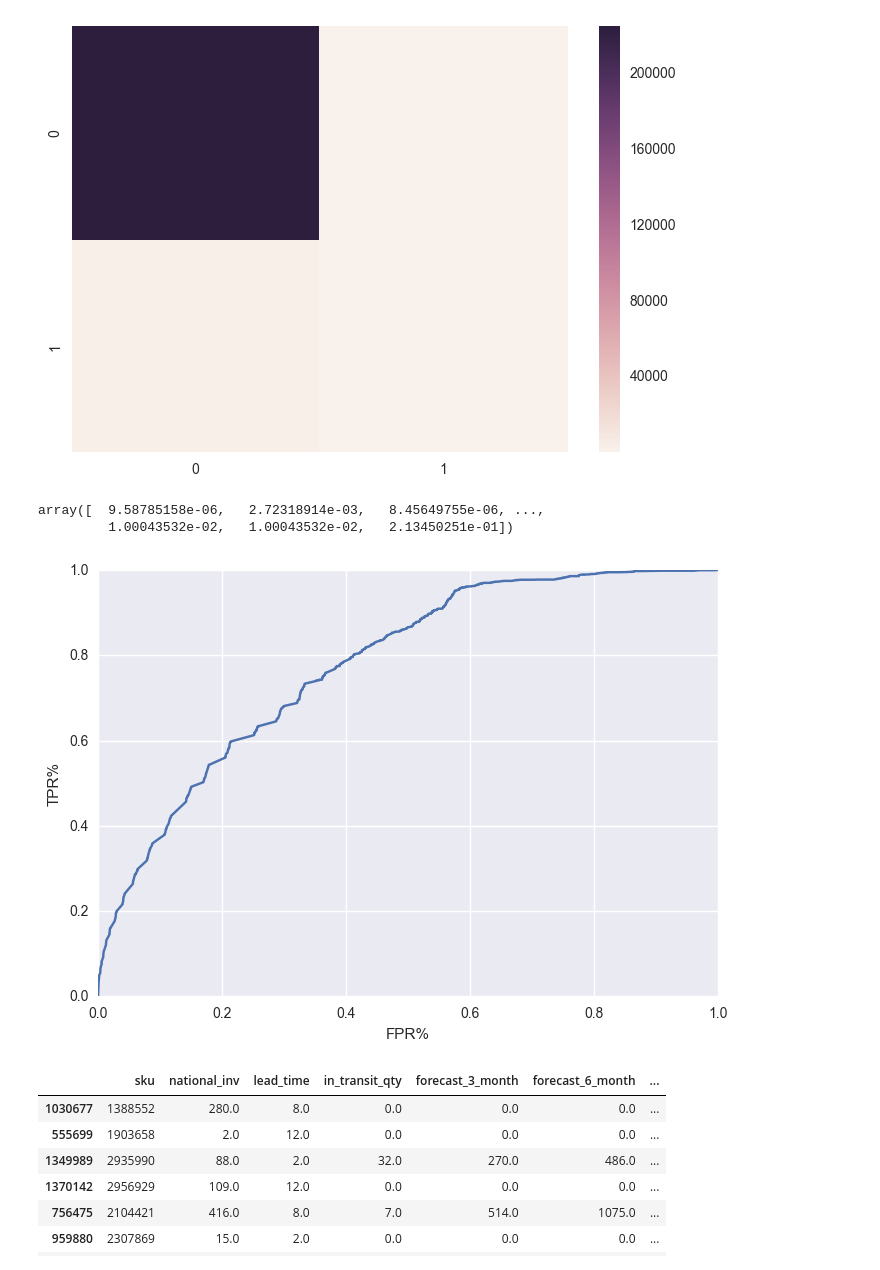
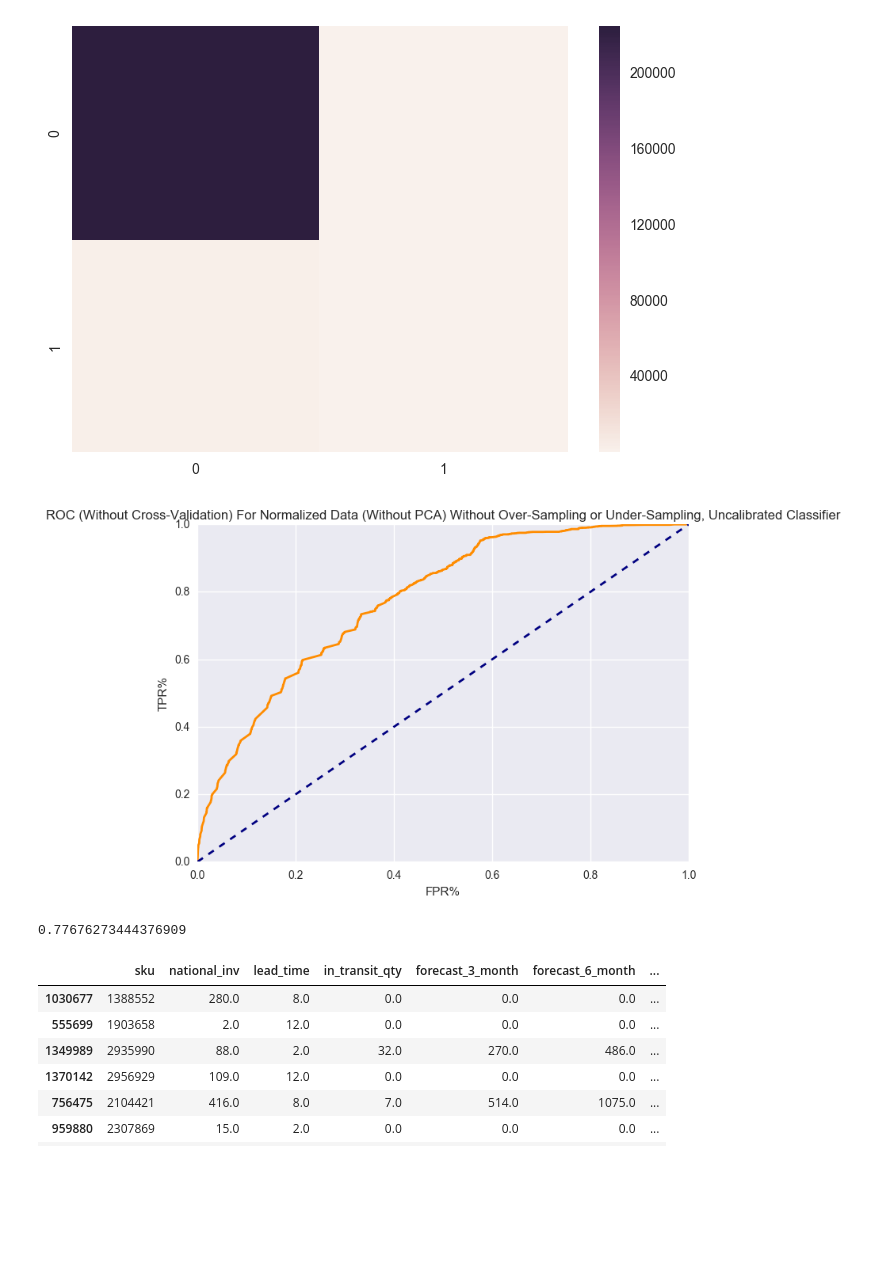
Before and after one commit to JamesKhoaNguyen/predicting_backorders, a Jupyter notebook: product_backorders.ipynb, the cells around one changed output. Saved outputs shown, nothing was run; the diff lists cells and outputs as text; code cells hidden in the pictures; blank space fills up the shorter version.

Commit message:
added in the completely random classifier baseline into the base random forest classifier ROC curve. Currently trying to get the label for each curve to show.

```diff
--- a/product_backorders.ipynb
+++ b/product_backorders.ipynb
@@ -194,26 +175,24 @@ array([[224741,      6],
 [figure]
 # %%
 #time to do ROC curve analysis
-from sklearn.metrics import roc_curve, auc
-#display(y_test_temp)
-display(y_predict_temp_proba[:,1])
-#display(y_predict_temp)
-#display(y_predict_temp_proba.shape[0])
-#display(y_predict_temp_proba[0])
-#filtered_y_predict_temp_proba = []
-#for i in range(0,y_predict_temp_proba.shape[0]):
-    #row_max = max(y_predict_temp_proba[i])
-    #filtered_y_predict_temp_proba.append(row_max)
-#display(filtered_y_predict_temp_proba)
+from sklearn.metrics import roc_curve, roc_auc_score
+base_auc_score = roc_auc_score(y_test_temp, y_predict_temp_proba[:,1])
 fpr, tpr, thresholds = roc_curve(y_test_temp, y_predict_temp_proba[:,1])
-plt.plot(fpr,tpr)
+plt.plot(fpr,tpr, color='darkorange',lw=2, label = 'ROC-AUC Score = %0.2f' % base_auc_score)
+plt.plot([0, 1], [0, 1], color='navy', lw=2, linestyle='--', label = 'dog')
 plt.xlabel("FPR%")
 plt.ylabel("TPR%")
+plt.title("ROC (Without Cross-Validation) For Normalized Data (Without PCA) Without Over-Sampling or Under-Sampling, Uncalibrated Classifier")
 plt.show()
 # %% [output]
-array([  9.58785158e-06,   2.72318914e-03,   8.45649755e-06, ...,
-         1.00043532e-02,   1.00043532e-02,   2.13450251e-01])
-[figure, old version]
+[figure, new version]
+# %%
+#time to get the ROC-AUC Score
+from sklearn.metrics import roc_auc_score
+base_auc_score = roc_auc_score(y_test_temp, y_predict_temp_proba[:,1])
+display(base_auc_score)
+# %% [output]
+0.77676273444376909
 # %%
 display(samples)
 display(samples.isnull().any())
```
Also changed, not shown: parts of 1 cell of this notebook.
